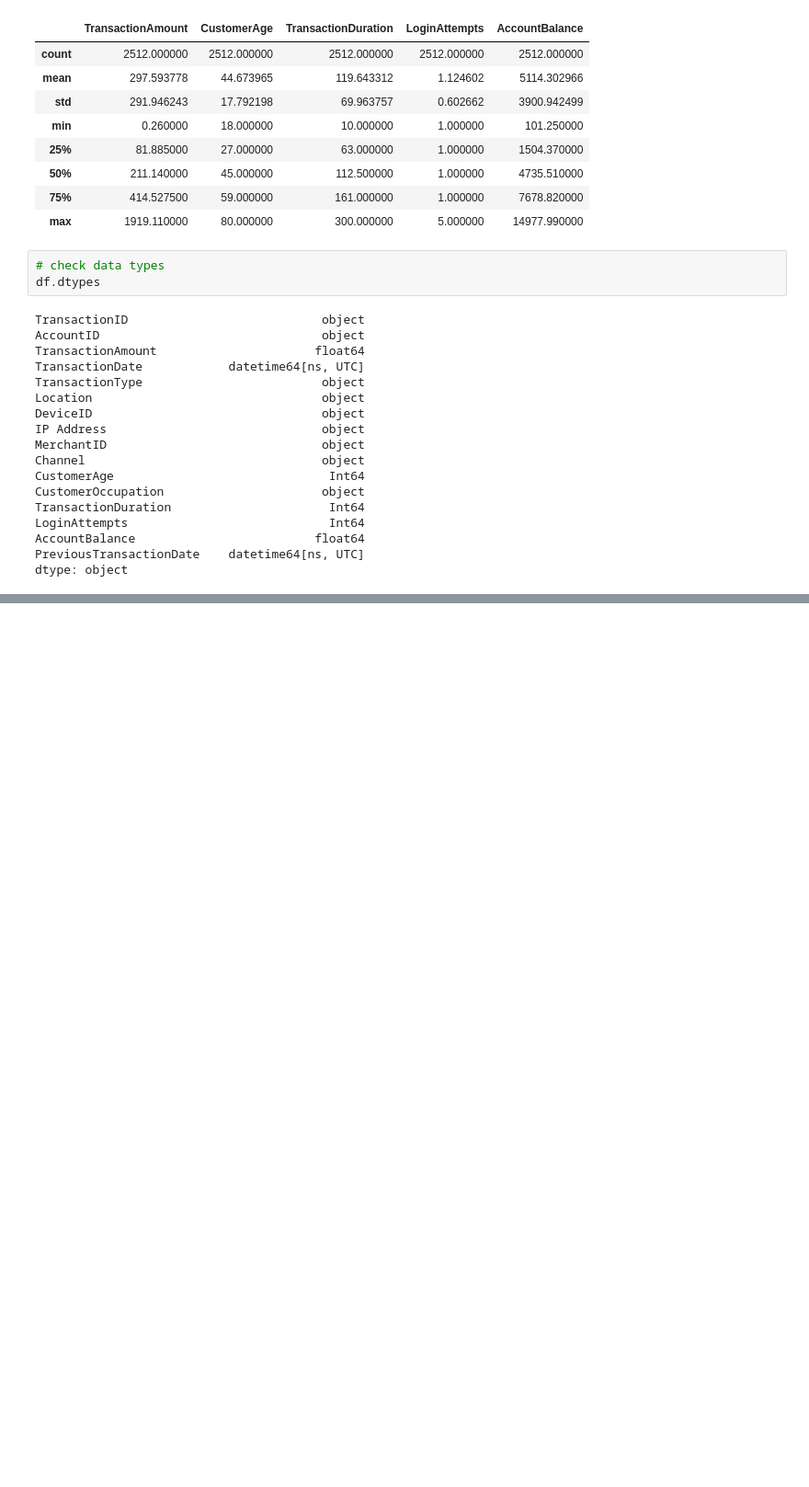
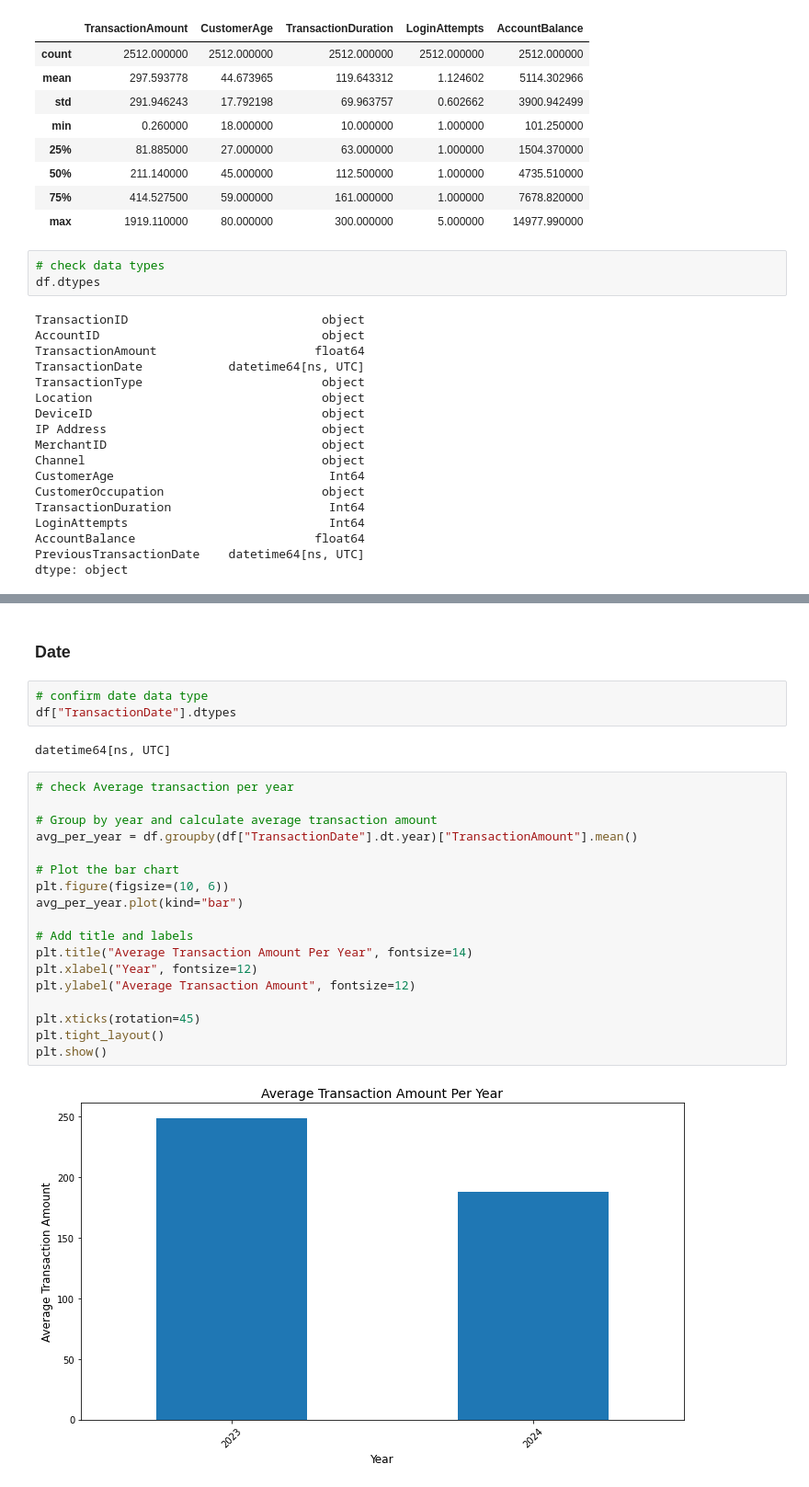
Before and after one commit to Sodiqlef/Customer-Transaction-Analysis, a Jupyter notebook: Untitled.ipynb, the cells around one changed output, grey strips where cells are left out. Shown at 92% size. Cells and saved outputs as stored; diff of their text form; blank space fills up the shorter version.

Commit message:
Complete date eda

```diff
--- a/Untitled.ipynb
+++ b/Untitled.ipynb
@@ -98,0 +139,27 @@ for col in num_cols:
+# %% [markdown]
+### Date
+# %%
+# confirm date data type
+df["TransactionDate"].dtypes
+# %% [output]
+datetime64[ns, UTC]
+# %%
+# check Average transaction per year
+
+# Group by year and calculate average transaction amount
+avg_per_year = df.groupby(df["TransactionDate"].dt.year)["TransactionAmount"].mean()
+
+# Plot the bar chart
+plt.figure(figsize=(10, 6))
+avg_per_year.plot(kind="bar")
+
+# Add title and labels
+plt.title("Average Transaction Amount Per Year", fontsize=14)
+plt.xlabel("Year", fontsize=12)
+plt.ylabel("Average Transaction Amount", fontsize=12)
+
+plt.xticks(rotation=45)
+plt.tight_layout()
+plt.show()
+# %% [output]
+[figure, added]
```
Also changed, not shown: parts of 15 cells of this notebook.
